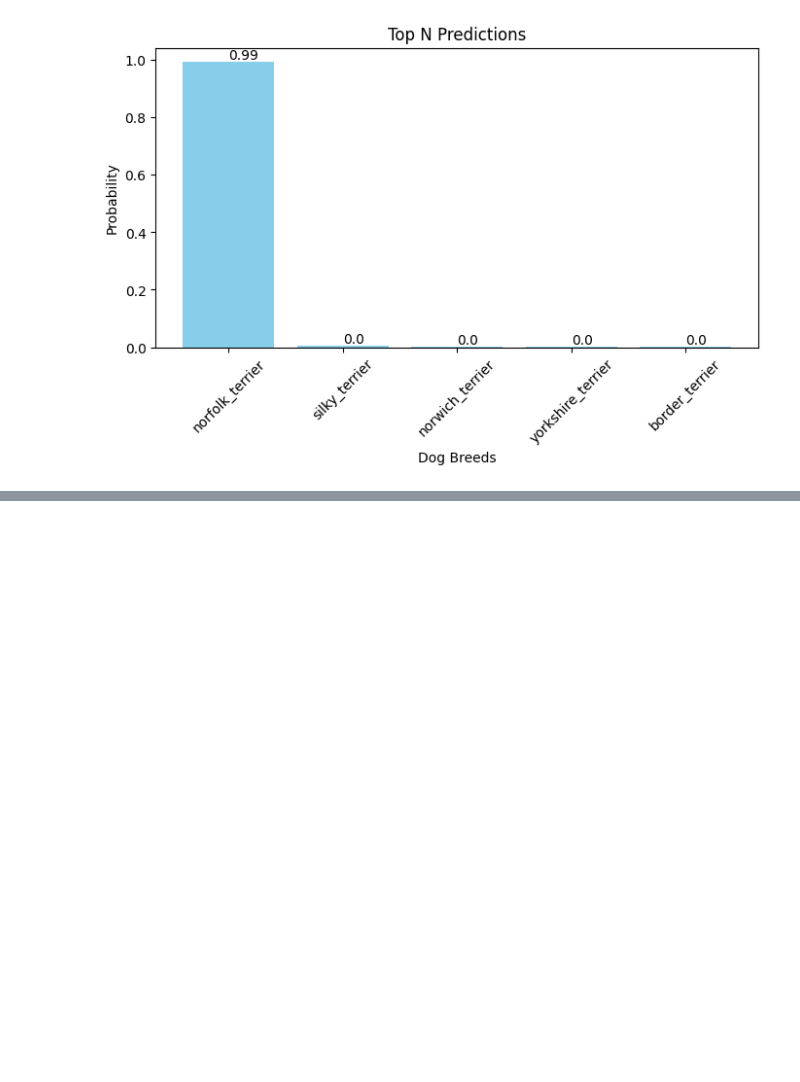
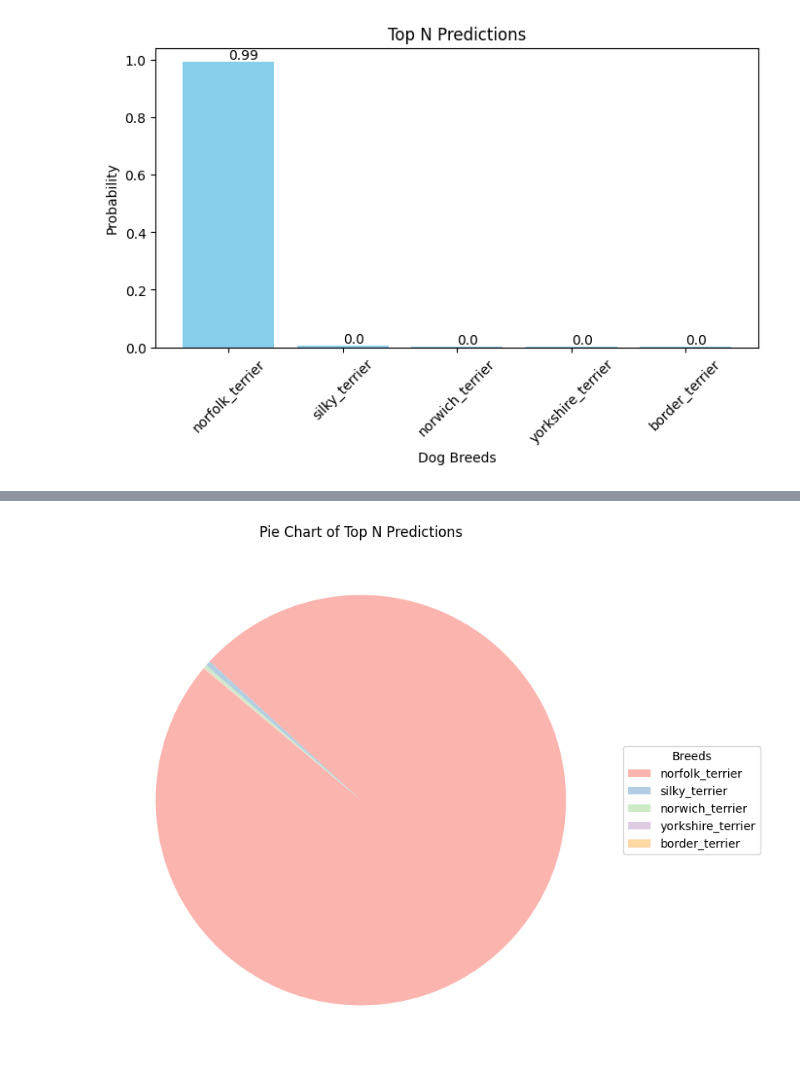
Before and after one commit to Jaaz7/TailTeller, a Jupyter notebook: jupyter_notebooks/05 - ModelTesting.ipynb, the cells around one changed output, grey strips where cells are left out. Drawn from its saved outputs; the diff is of its cells as text; code cells hidden in the pictures; blank space fills up the shorter version.

Commit message:
Add a plot

```diff
--- a/jupyter_notebooks/05 - ModelTesting.ipynb
+++ b/jupyter_notebooks/05 - ModelTesting.ipynb
@@ -364,3 +364,22 @@ Feature maps shape:  (1, 4032)
 Feature maps shape:  (1, 1536)
 1/1 ━━━━━━━━━━━━━━━━━━━━ 0s 9ms/step
 [figure]
+# %%
+def plot_top_n_pie_chart(predictions, breeds, n=5):
+    """ Plot a pie chart of the top N predictions """
+    # Get indices of the top N probabilities
+    top_n_indices = np.argsort(predictions[0])[-n:][::-1]
+    top_n_probs = predictions[0][top_n_indices]
+    top_n_breeds = [breeds[i] for i in top_n_indices]
+
+    plt.figure(figsize=(8, 8))
+    wedges, texts = plt.pie(top_n_probs, startangle=140, colors=plt.cm.Pastel1.colors)
+    plt.legend(wedges, top_n_breeds, title="Breeds", loc="center left", bbox_to_anchor=(1, 0, 0.5, 1))
+    plt.title('Pie Chart of Top N Predictions')
+    plt.show()
+
+
+img_array = load_and_prepare_image(image_path)
+predictions = make_prediction(model, img_array)
+plot_top_n_pie_chart(predictions, breeds, n=5)
+# %% [output]
@@ -366,0 +395 @@ Feature maps shape:  (1, 1536)
+[figure, added]
```
Also changed, not shown: parts of 1 cell of this notebook.
